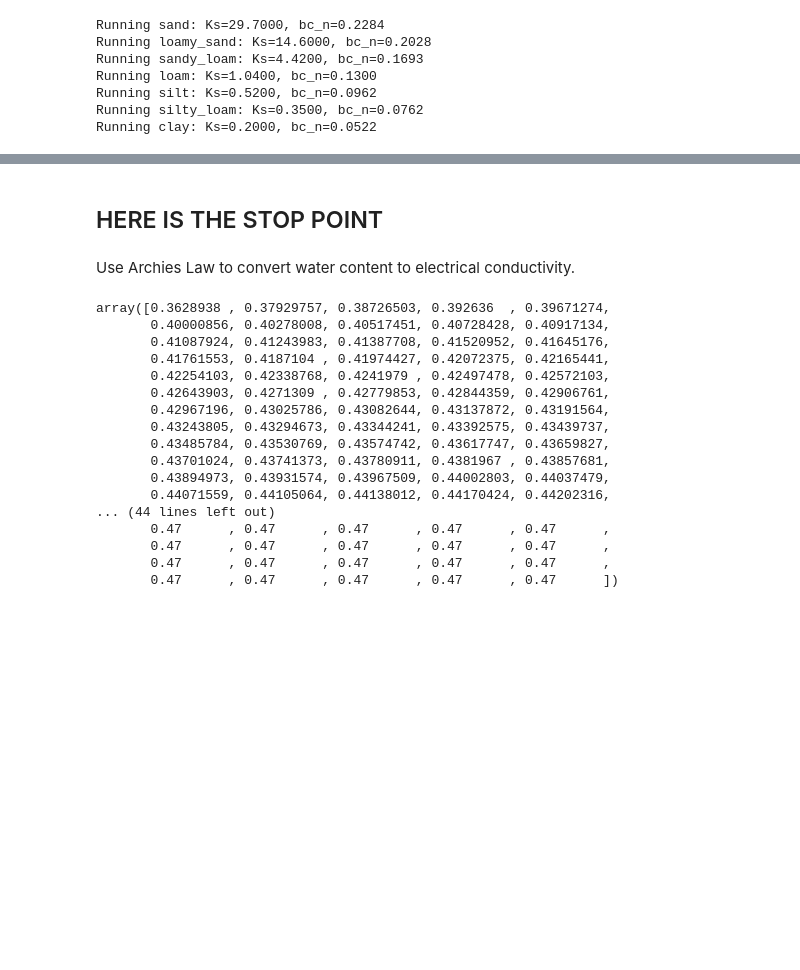
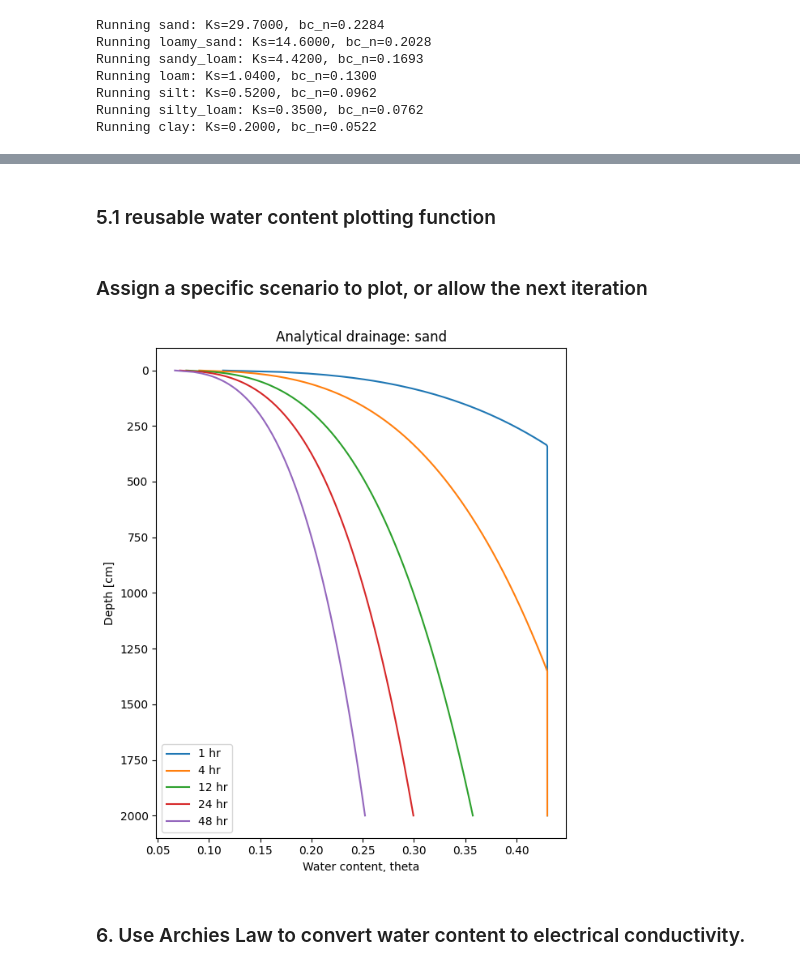
Before and after one commit to natalieyurek-cloud/TDEM_Thesis_Yurek, a Jupyter notebook: Analytical_ForwardModel.ipynb, the cells around one changed output, grey strips where cells are left out. Cells and saved outputs as stored; diff of their text form; code cells hidden in the pictures; blank space fills up the shorter version.

```diff
--- a/Analytical_ForwardModel.ipynb
+++ b/Analytical_ForwardModel.ipynb
@@ -18,7 +29,7 @@ run_mode = "known_soils" ### parameter_range
 ### 1. Define variables
 ##### 1.1 Soil Column and Timestamps
 # %%
-z = np.linspace(1, 600, 300)  # cm, positive downward
+z = np.linspace(1, 2000, 300)  # cm, positive downward (20m soil column)
 times = [1, 4, 12, 24, 48]   # hr
 # %% [markdown]
 #### 1.2 ROSETTA/vG style soil parameter library
@@ -387,14 +348,0 @@ PLOTTING LOOP TO CHECK RESULTS
-# %%
-"""for scenario_name, time_dict in theta_results.items():
-
-    plt.figure(figsize=(6, 7))
-
-    for t, theta in time_dict.items():
-        plt.plot(theta, z, label=f"{t} hr")
-
-    plt.gca().invert_yaxis()
-    plt.xlabel("Water content, θ")
-    plt.ylabel("Depth [cm]")
-    plt.title(f"Sisson Brooks-Corey drainage: {scenario_name}")
-    plt.legend()
-    plt.show()"""
@@ -468,28 +351,40 @@ plt.show()
-# %% [markdown]
-## HERE IS THE STOP POINT
+# %% [markdown]
+### 5.1 reusable water content plotting function
+# %%
+def plot_theta_profiles(theta_results, scenario_name, z):
+    """Plot water-content profiles through drainage time."""
+
+    plt.figure(figsize=(6, 7))
+
+    for t, theta_profile in theta_results[scenario_name].items():
+
+        plt.plot(
+            theta_profile,
+            z,
+            label=f"{t} hr"
+        )
+
+    plt.gca().invert_yaxis()
+    plt.xlabel("Water content, theta")
+    plt.ylabel("Depth [cm]")
+    plt.title(f"Analytical drainage: {scenario_name}")
+    plt.legend()
+    plt.tight_layout()
+    plt.show()
+# %% [markdown]
+### Assign a specific scenario to plot, or allow the next iteration
+# %%
+theta_scenario_to_plot = next(iter(theta_results))   ### = eplicit scenario or exsiting soil type
+
+plot_theta_profiles(
+    theta_results=theta_results,
+    scenario_name=theta_scenario_to_plot,
+    z=z
+)
+# %% [output]
+[figure, added]
 # %% [markdown]
-Use Archies Law to convert water content to electrical conductivity.
+### 6. Use Archies Law to convert water content to electrical conductivity.
-# %%
-theta_results[scenario_name][t]
-### how to get these into a matrix???
-# %% [output]
-array([0.3628938 , 0.37929757, 0.38726503, 0.392636  , 0.39671274,
-       0.40000856, 0.40278008, 0.40517451, 0.40728428, 0.40917134,
-       0.41087924, 0.41243983, 0.41387708, 0.41520952, 0.41645176,
-       0.41761553, 0.4187104 , 0.41974427, 0.42072375, 0.42165441,
-       0.42254103, 0.42338768, 0.4241979 , 0.42497478, 0.42572103,
-       0.42643903, 0.4271309 , 0.42779853, 0.42844359, 0.42906761,
-       0.42967196, 0.43025786, 0.43082644, 0.43137872, 0.43191564,
-       0.43243805, 0.43294673, 0.43344241, 0.43392575, 0.43439737,
-       0.43485784, 0.43530769, 0.43574742, 0.43617747, 0.43659827,
-       0.43701024, 0.43741373, 0.43780911, 0.4381967 , 0.43857681,
-       0.43894973, 0.43931574, 0.43967509, 0.44002803, 0.44037479,
-       0.44071559, 0.44105064, 0.44138012, 0.44170424, 0.44202316,
-... (44 lines left out)
-       0.47      , 0.47      , 0.47      , 0.47      , 0.47      ,
-       0.47      , 0.47      , 0.47      , 0.47      , 0.47      ,
-       0.47      , 0.47      , 0.47      , 0.47      , 0.47      ,
-       0.47      , 0.47      , 0.47      , 0.47      , 0.47      ])
 # %%
 def theta_to_conductivity(theta, sigma_w, m_archie):
     """
```
Also changed, not shown: parts of 57 cells of this notebook.
